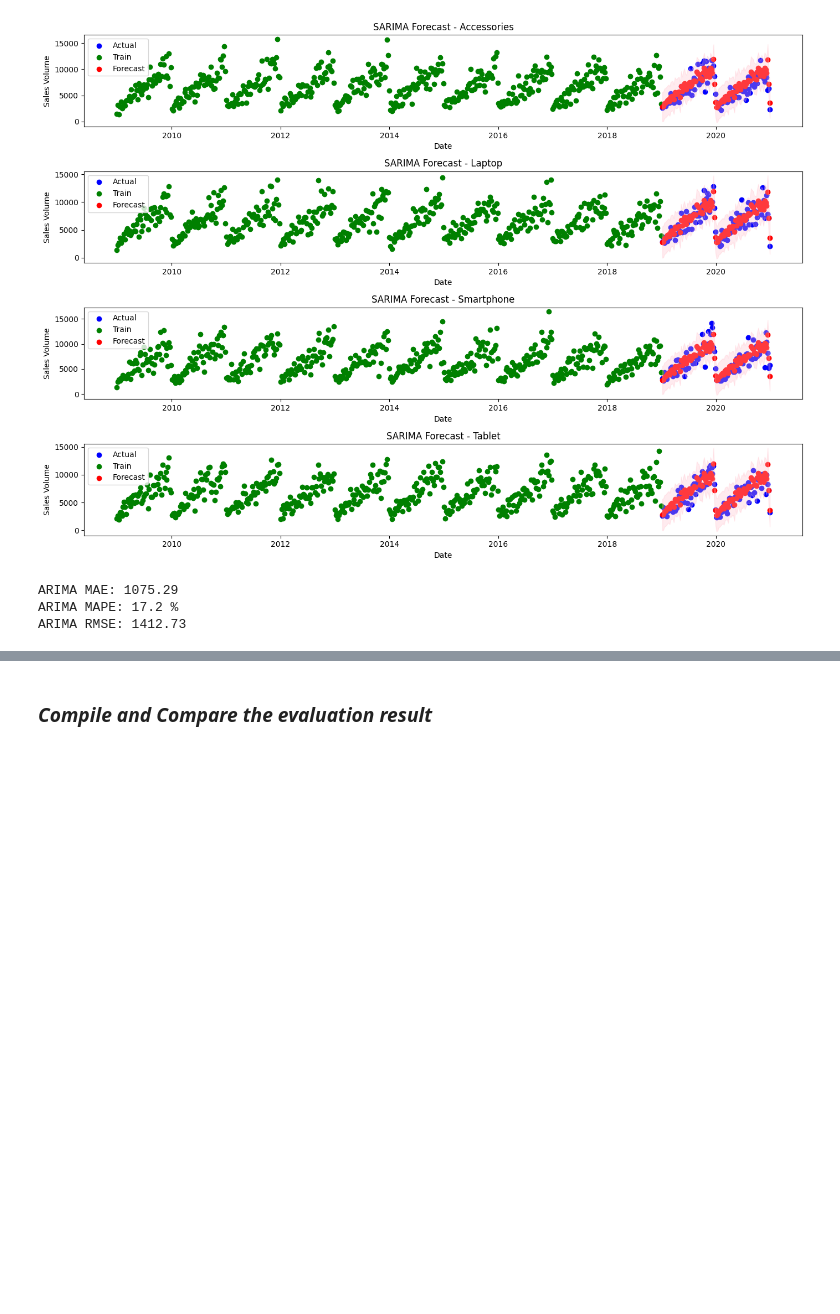
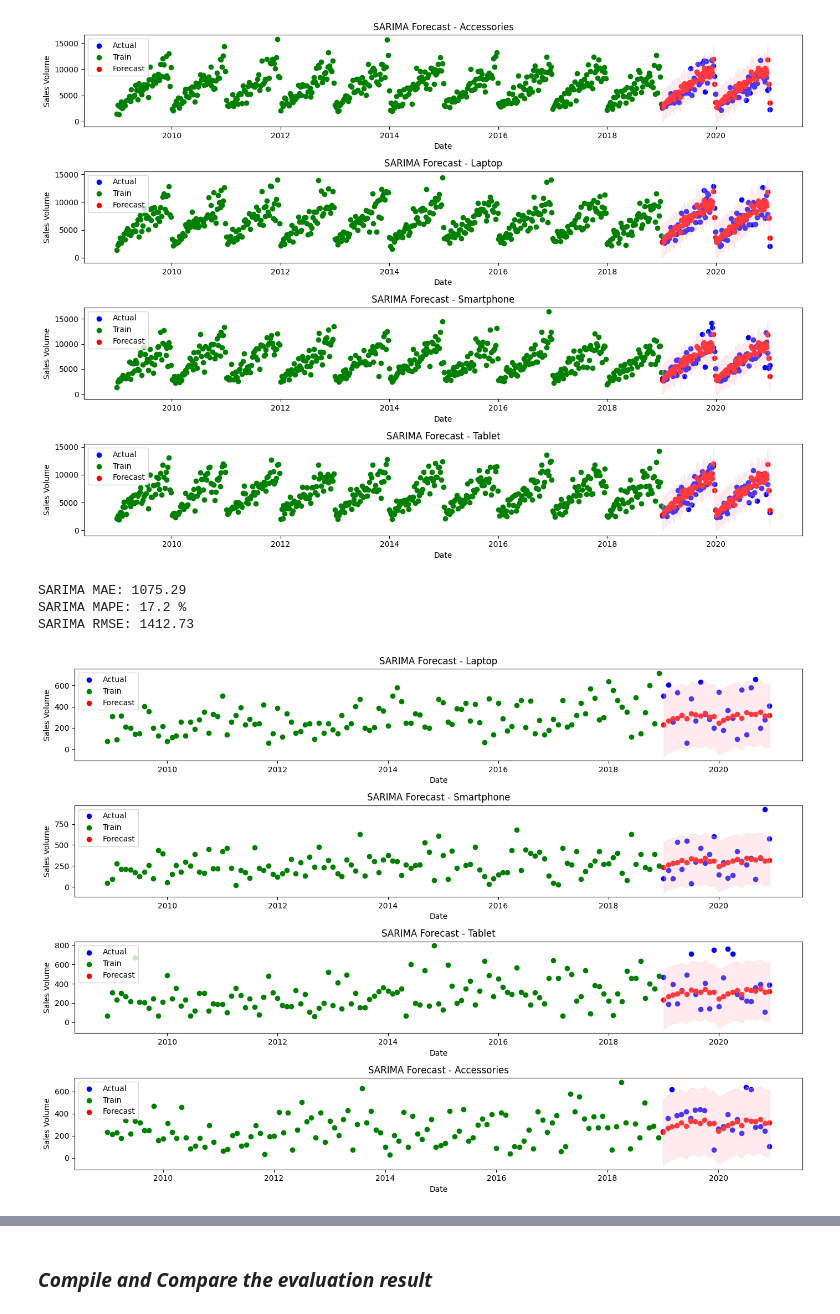
Before and after one commit to abahjohn0411/ElectroTech-Sales-Forecast, a Jupyter notebook: Model training/forecast.ipynb, the cells around one changed output, grey strips where cells are left out. Saved outputs shown, nothing was run; the diff lists cells and outputs as text; code cells hidden in the pictures; blank space fills up the shorter version.

```diff
--- a/Model training/forecast.ipynb
+++ b/Model training/forecast.ipynb
@@ -347,8 +347,6 @@ plt.show()
 # %% [output]
 [figure]
 # %%
-
-
 sarima_mae_weekly, sarima_mape_weekly, sarima_rmse_weekly = 0, 0, 0
 
 for category in sales_by_week_category['Category'].unique():
@@ -365,10 +363,10 @@ sarima_mae_weekly /= 4
 sarima_mape_weekly /= 4
 sarima_rmse_weekly /= 4
 
-print(f"ARIMA MAE: {round(sarima_mae_weekly, 2)}")
-print(f"ARIMA MAPE: {round(sarima_mape_weekly * 100, 2)} %")
-print(f"ARIMA RMSE: {round(sarima_rmse_weekly, 2)}")
+print(f"SARIMA MAE: {round(sarima_mae_weekly, 2)}")
+print(f"SARIMA MAPE: {round(sarima_mape_weekly * 100, 2)} %")
+print(f"SARIMA RMSE: {round(sarima_rmse_weekly, 2)}")
 # %% [output]
-ARIMA MAE: 1075.29
-ARIMA MAPE: 17.2 %
-ARIMA RMSE: 1412.73
+SARIMA MAE: 1075.29
+SARIMA MAPE: 17.2 %
+SARIMA RMSE: 1412.73
@@ -374,0 +391,42 @@ ARIMA RMSE: 1412.73
+# %%
+sarima_monthly_model = {}
+sarima_monthly_forecast = {}
+
+for category in sales_by_month_category['Category'].unique():
+    # Fit ARIMA
+    model = SARIMAX(train_data_by_month[category]['y'], order=(1, 1, 1),
+                  seasonal_order=(1,1,1,12),
+                  enforce_stationarity=False,
+                  enforce_invertibility=False,)
+    fitted_model = model.fit(disp=False)
+    sarima_monthly_model[category] = fitted_model
+
+    # Forecast same length as test set
+    steps = len(test_data_by_month[category])
+    forecast = fitted_model.get_forecast(steps=steps)
+    pred = forecast.predicted_mean
+    conf_int = forecast.conf_int()
+    forecast.index = test_data_by_month[category].index
+    pred.index = test_data_by_month[category].index
+    conf_int.index = test_data_by_month[category].index  # Align dates
+
+    sarima_monthly_forecast[category] = forecast
+# %%
+fig, ax = plt.subplots(4, 1, figsize=(14, 10))
+
+for i, category in enumerate(sales_by_month_category['Category'].unique()[:4]):
+    ax[i].scatter(test_data_by_month[category].index, test_data_by_month[category]['y'], label='Actual', color='blue')
+    ax[i].scatter(train_data_by_month[category].index, train_data_by_month[category]['y'], label='Train', color='green')
+    #ax[i].plot(forecast[category].index, forecast[category]['y'], label='Forecast', color='green')
+    ax[i].scatter(pred.index, pred, label='Forecast', color='red')
+    ax[i].fill_between(pred.index,conf_int.iloc[:, 0],conf_int.iloc[:, 1],color='pink', alpha=0.3)
+
+    ax[i].set_title(f'SARIMA Forecast - {category}')
+    ax[i].set_xlabel('Date')
+    ax[i].set_ylabel('Sales Volume')
+    ax[i].legend()
+
+plt.tight_layout()
+plt.show()
+# %% [output]
+[figure, added]
```
Also changed, not shown: parts of 5 cells of this notebook, 18 other files.
